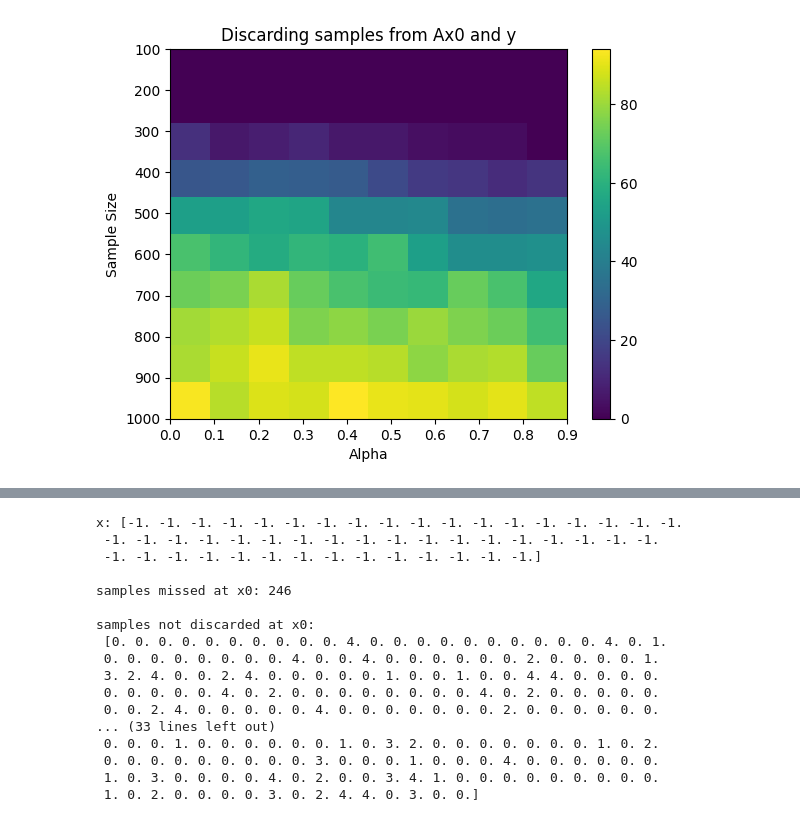
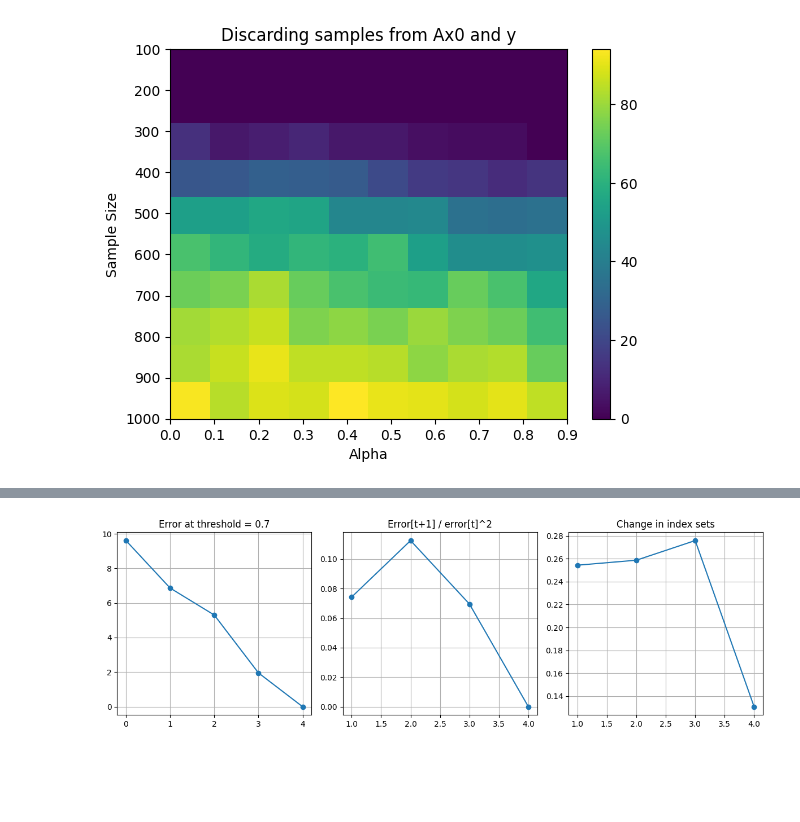
Before and after one commit to gmbabreu/BWGD, a Jupyter notebook: BWGD Discarded Samples.ipynb, the cells around one changed output, grey strips where cells are left out. Cells and saved outputs as stored; diff of their text form; code cells hidden in the pictures; blank space fills up the shorter version.

```diff
--- a/BWGD Discarded Samples.ipynb
+++ b/BWGD Discarded Samples.ipynb
@@ -276,17 +338,12 @@ Text(0.5, 1.0, 'Discarding samples from Ax0 and y')
 # %%
+from tqdm import tqdm
 # Discards the smallest alpha% samples at every iteration
-def bwgd_discard_iter_test_threshold(y, A, eta, niter, alpha):
+def bwgd_discard_iter_test_threshold(y, A, alpha, eta=1, niter=30):
     d, n = A.shape
     x = np.zeros((niter, d))
     x[0] = np.random.randn(d)
     threshold = int(alpha * n)
-    threshold_count = np.zeros(n)
-
-    # Find samples discarded at x0
-    sorted_indices = np.argsort(np.abs(A.T @ x[0]))
-    indices = sorted_indices[threshold:]
-    t0 = np.zeros(n)
-    t0[sorted_indices[:threshold]]+= 1
+    threshold_indices = []
 
     # Descent
     for iter in range(1, niter):
@@ -295,7 +352,7 @@ def bwgd_discard_iter_test_threshold(y, A, eta, niter, alpha):
         indices = sorted_indices[threshold:]
 
         # Save the discarded indeces
-        threshold_count[sorted_indices[:threshold]] += 1
+        threshold_indices.append(sorted_indices[:threshold])
 
         # Discard the selected indices
         A_filtered = A.T[indices].T.copy()
@@ -315,34 +372,54 @@ def bwgd_discard_iter_test_threshold(y, A, eta, niter, alpha):
         x[iter] = C_inv @ x_tilde
 
         if np.linalg.norm(x[iter] - x[iter-1])<1e-11:
-            return x[:iter], threshold_count, t0
+            return x[:iter], threshold_indices
 
-    return x, threshold_count, t0
+    return x, threshold_indices
 # %%
 n = 1000
 d = 50
 A = np.random.randn(d, n)
 x = np.ones(d)
 y = np.square(A.T @ x)
-x_hat,t, t0 = bwgd_discard_iter_test_threshold(y, A, 1, 20, 0.7)
-print("x:", x_hat[-1])
-print("\nsamples missed at x0:", len(np.nonzero(t-t*t0)[0]))
-print("\nsamples not discarded at x0:\n", t-t*t0)
+threshold = 0.7
+x_hat,  threshold_indices= bwgd_discard_iter_test_threshold(y, A, threshold)
+
+# Errors
+error = min_error(x_hat, x)
+ratios = [error[t+1] / error[t]**2 for t in range(len(error)-1)]
+
+# Threshold indices
+t_percent = []
+for t in range(len(threshold_indices) - 1):
+    # Turn arrays into sets
+    set0 = set(threshold_indices[t])
+    set1 = set(threshold_indices[t+1])
+
+    # Calculate percent difference
+    difference = len(set0.symmetric_difference(set1))
+    total = len(set0.union(set1))
+    t_percent.append(difference/total)
+
+# Create subplots
+fig, axs = plt.subplots(1, 3, figsize=(12, 4))  # 1 row, 2 columns
+
+# Plot the regular errors
+axs[0].plot(error, marker='o')
+axs[0].set_title(f'Error at threshold = {threshold}')
+axs[0].grid(True)
+
+# Plot the ratios
+axs[1].plot(range(1, len(t_percent)+1), ratios, marker='o')
+axs[1].set_title('Error[t+1] / error[t]^2')
+axs[1].grid(True)
+
+# Plot the Index sets
+axs[2].plot(range(1, len(t_percent)+1), t_percent, marker='o')
+axs[2].set_title('Change in index sets')
+axs[2].grid(True)
+
+# Adjust layout
+plt.tight_layout()
+plt.show()
 # %% [output]
-x: [-1. -1. -1. -1. -1. -1. -1. -1. -1. -1. -1. -1. -1. -1. -1. -1. -1. -1.
- -1. -1. -1. -1. -1. -1. -1. -1. -1. -1. -1. -1. -1. -1. -1. -1. -1. -1.
- -1. -1. -1. -1. -1. -1. -1. -1. -1. -1. -1. -1. -1. -1.]
-
-samples missed at x0: 246
-
-samples not discarded at x0:
- [0. 0. 0. 0. 0. 0. 0. 0. 0. 0. 4. 0. 0. 0. 0. 0. 0. 0. 0. 0. 0. 4. 0. 1.
- 0. 0. 0. 0. 0. 0. 0. 0. 4. 0. 0. 4. 0. 0. 0. 0. 0. 0. 2. 0. 0. 0. 0. 1.
- 3. 2. 4. 0. 0. 2. 4. 0. 0. 0. 0. 0. 1. 0. 0. 1. 0. 0. 4. 4. 0. 0. 0. 0.
- 0. 0. 0. 0. 0. 4. 0. 2. 0. 0. 0. 0. 0. 0. 0. 0. 4. 0. 2. 0. 0. 0. 0. 0.
- 0. 0. 2. 4. 0. 0. 0. 0. 0. 4. 0. 0. 0. 0. 0. 0. 0. 2. 0. 0. 0. 0. 0. 0.
-... (33 lines left out)
- 0. 0. 0. 1. 0. 0. 0. 0. 0. 0. 1. 0. 3. 2. 0. 0. 0. 0. 0. 0. 0. 1. 0. 2.
- 0. 0. 0. 0. 0. 0. 0. 0. 0. 3. 0. 0. 0. 1. 0. 0. 0. 4. 0. 0. 0. 0. 0. 0.
- 1. 0. 3. 0. 0. 0. 0. 4. 0. 2. 0. 0. 3. 4. 1. 0. 0. 0. 0. 0. 0. 0. 0. 0.
- 1. 0. 2. 0. 0. 0. 0. 3. 0. 2. 4. 4. 0. 3. 0. 0.]
+[figure, added]
```
Also changed, not shown: parts of 17 cells of this notebook.
